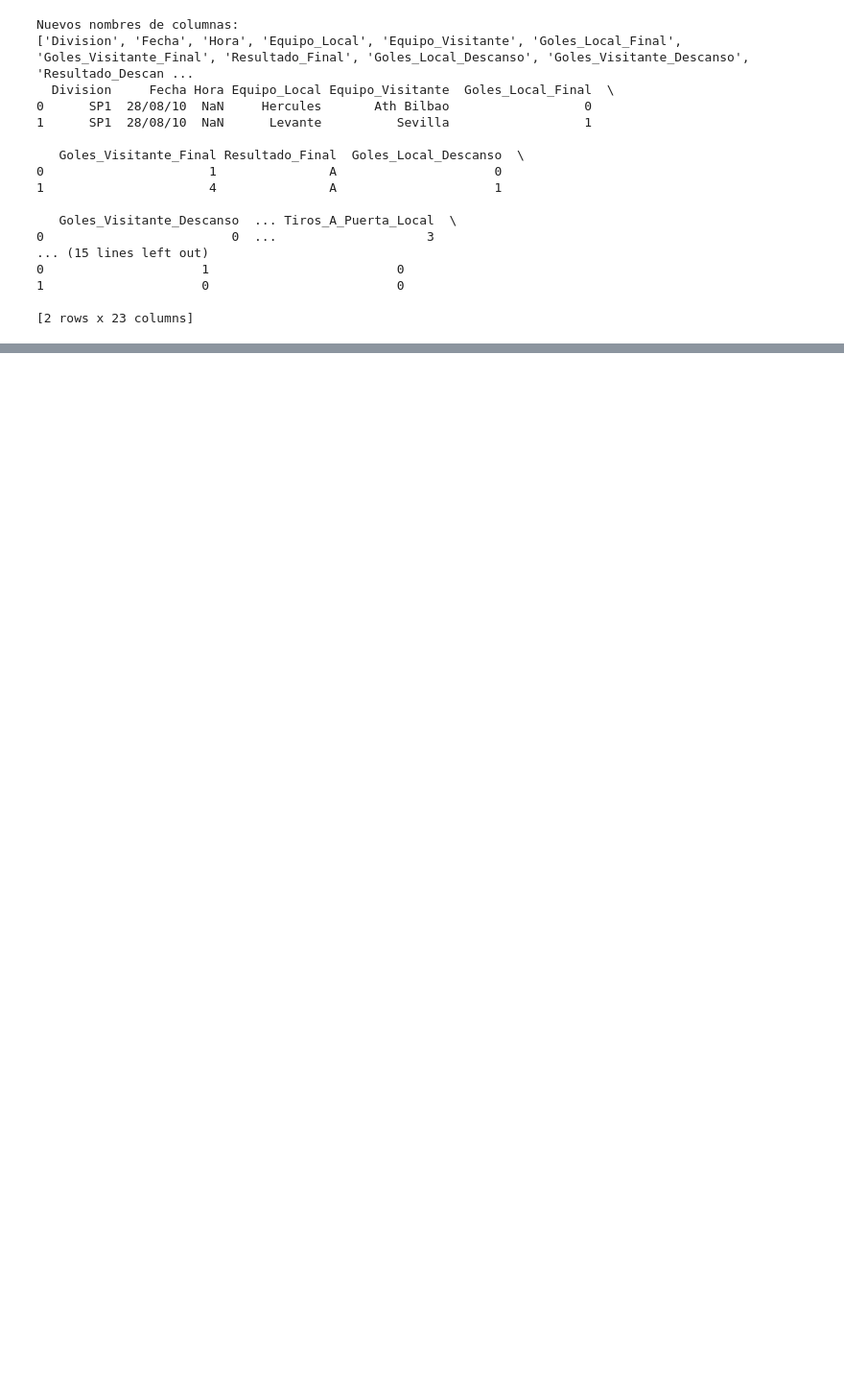
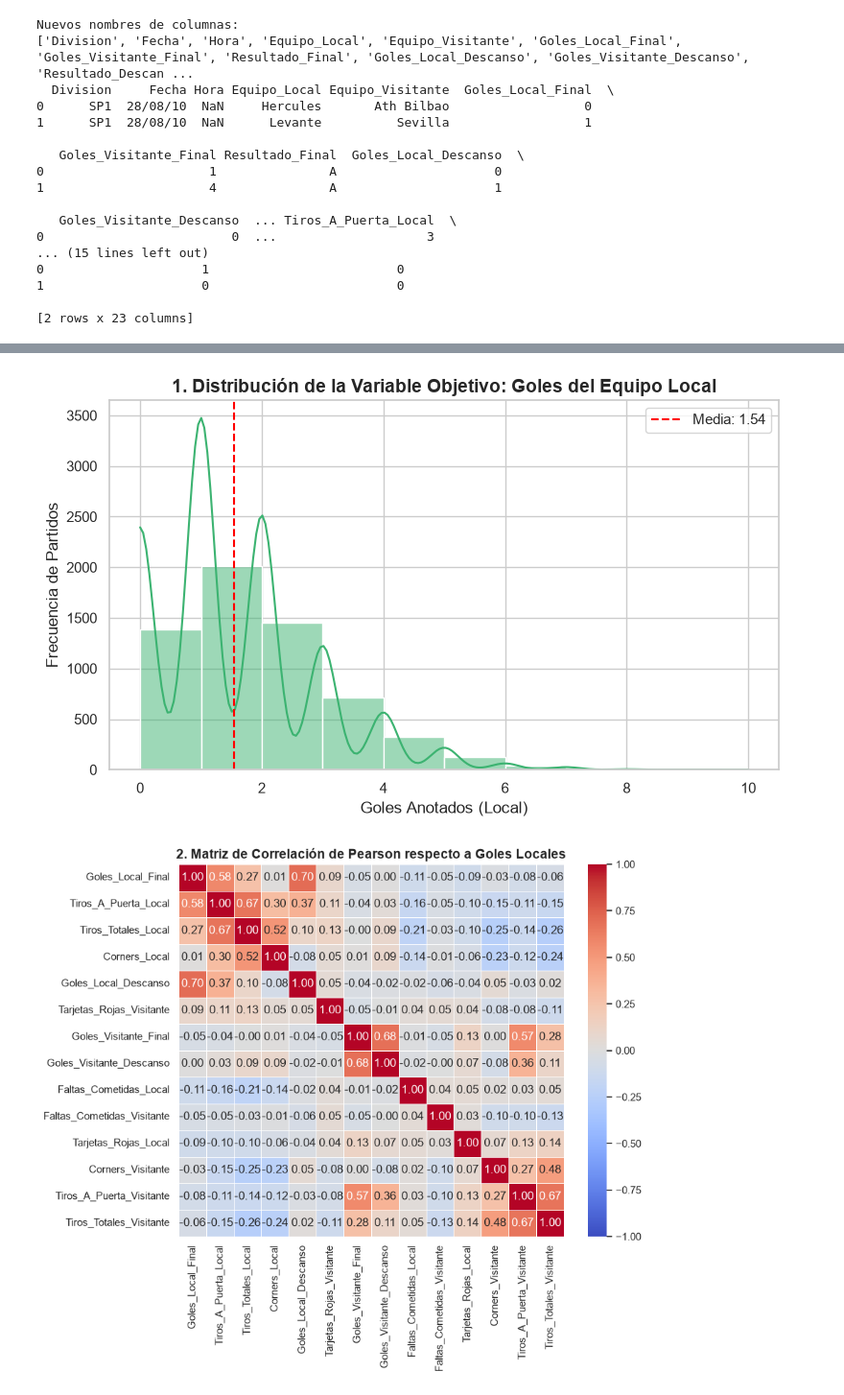
Before and after one commit to Bootcamp-DA-P3/Equipo5-DA_Project_Regression, a Jupyter notebook: Equipo5.ipynb, the cells around one changed output, grey strips where cells are left out. Shown at 96% size. Saved outputs shown, nothing was run; the diff lists cells and outputs as text; code cells hidden in the pictures; blank space fills up the shorter version.

```diff
--- a/Equipo5.ipynb
+++ b/Equipo5.ipynb
@@ -134,0 +139,43 @@ plt.show()
+# %%
+import pandas as pd
+import matplotlib.pyplot as plt
+import seaborn as sns
+
+# Cargamos el dataset limpio
+df_espanol = pd.read_csv('laliga_espanol_limpio.csv')
+sns.set_theme(style="whitegrid")
+
+# 1. Distribución de la nueva Variable Objetivo: Goles Local Final
+plt.figure(figsize=(9, 5))
+sns.histplot(df_espanol['Goles_Local_Final'], kde=True, color='mediumseagreen', bins=10)
+plt.title('1. Distribución de la Variable Objetivo: Goles del Equipo Local', fontsize=14, fontweight='bold')
+plt.xlabel('Goles Anotados (Local)')
+plt.ylabel('Frecuencia de Partidos')
+plt.axvline(df_espanol['Goles_Local_Final'].mean(), color='red', linestyle='--', label=f"Media: {df_espanol['Goles_Local_Final'].mean():.2f}")
+plt.legend()
+plt.show()
+
+# 2. Matriz de Correlación enfocada en Goles
+columnas_interes = [
+    'Goles_Local_Final', 'Tiros_A_Puerta_Local', 'Tiros_Totales_Local',
+    'Corners_Local', 'Goles_Local_Descanso', 'Tarjetas_Rojas_Visitante', 'Goles_Visitante_Final', 'Goles_Visitante_Descanso', 'Faltas_Cometidas_Local',
+    'Faltas_Cometidas_Visitante', 'Tarjetas_Rojas_Local', 'Corners_Visitante', 'Tiros_A_Puerta_Visitante', 'Tiros_Totales_Visitante',
+]
+plt.figure(figsize=(9, 7))
+matriz_corr = df_espanol[columnas_interes].corr(method='pearson')
+sns.heatmap(matriz_corr, annot=True, cmap='coolwarm', fmt=".2f", linewidths=0.5, vmin=-1, vmax=1)
+plt.title('2. Matriz de Correlación de Pearson respecto a Goles Locales', fontsize=14, fontweight='bold')
+plt.show()
+
+# 3. Gráfico de Dispersión (Scatter Plot) con Línea de Tendencia
+# Comparamos los tiros a puerta (la variable más correlacionada) contra los goles finales
+plt.figure(figsize=(9, 5))
+sns.regplot(data=df_espanol, x='Tiros_A_Puerta_Local', y='Goles_Local_Final',
+            scatter_kws={'alpha':0.3, 'color': 'darkgreen'}, line_kws={'color':'red', 'linewidth': 2})
+plt.title('3. Relación Lineal: Tiros a Puerta Local vs Goles Locales', fontsize=14, fontweight='bold')
+plt.xlabel('Tiros a Puerta del Local')
+plt.ylabel('Goles del Local')
+plt.show()
+# %% [output]
+[figure, added]
+[figure, added]
```
Also changed, not shown: parts of 5 cells of this notebook, 6 other files.
